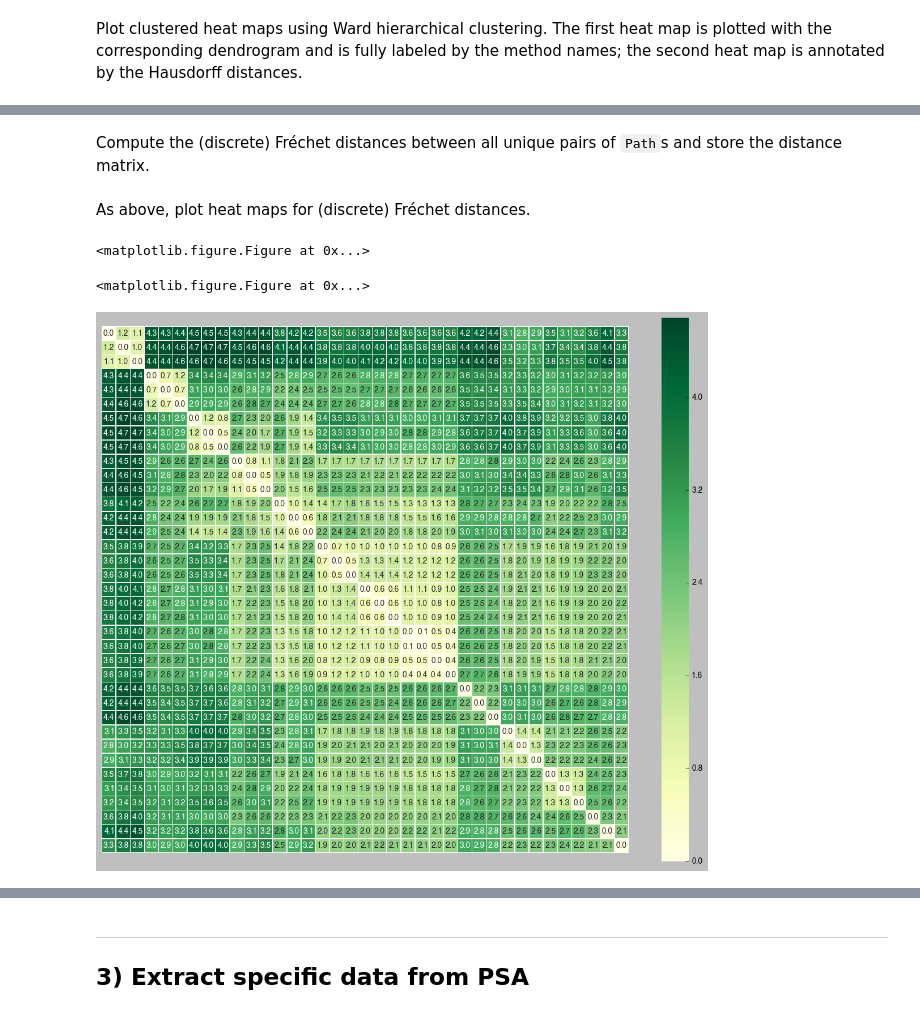
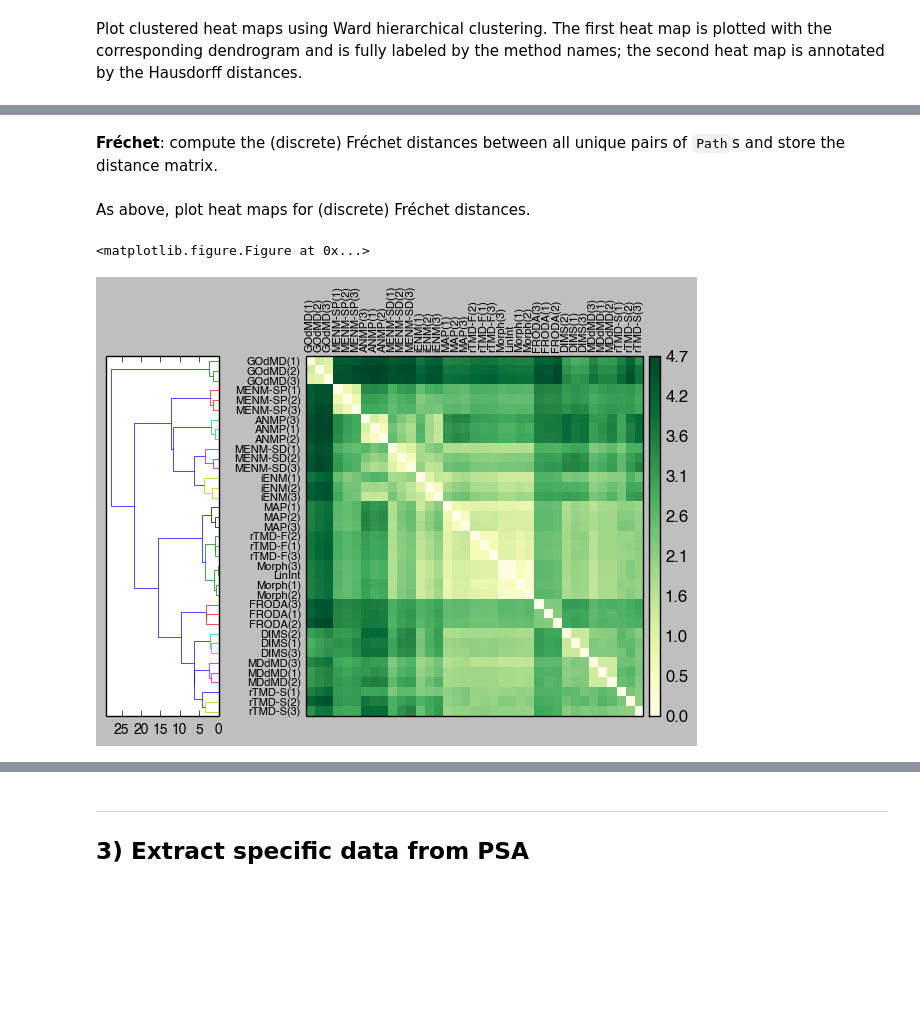
Before and after one commit to Becksteinlab/PSAnalysisTutorial, a Jupyter notebook: psa_full.ipynb, the cells around one changed output, grey strips where cells are left out. Cells and saved outputs as stored; diff of their text form; code cells hidden in the pictures; blank space fills up the shorter version.

```diff
--- a/psa_full.ipynb
+++ b/psa_full.ipynb
@@ -126,5 +134,5 @@ psa_full.plot_annotated_heatmap(filename='dh_ward_psa-full_annot.pdf', linkage='
 # %% [markdown]
-Compute the (discrete) Fréchet distances between all unique pairs of `Path`s  and store the distance matrix.
+**Fréchet**: compute the (discrete) Fréchet distances between all unique pairs of `Path`s  and store the distance matrix.
 # %%
 psa_full.run(metric='discrete_frechet')
 frechet_distances = psa_full.get_pairwise_distances()
@@ -132,8 +140,6 @@ frechet_distances = psa_full.get_pairwise_distances()
 As above, plot heat maps for (discrete) Fréchet distances.
 # %%
 psa_full.plot(filename='df_ward_psa-full.pdf', linkage='ward');
-psa_full.plot_annotated_heatmap(filename='df_ward_psa-full_annot.pdf', linkage='ward', figsize=12);
 # %% [output]
 <matplotlib.figure.Figure at 0x...>
-<matplotlib.figure.Figure at 0x...>
-[figure, old version]
+[figure, new version]
```
Also changed, not shown: parts of 14 cells of this notebook, 4 other files.
